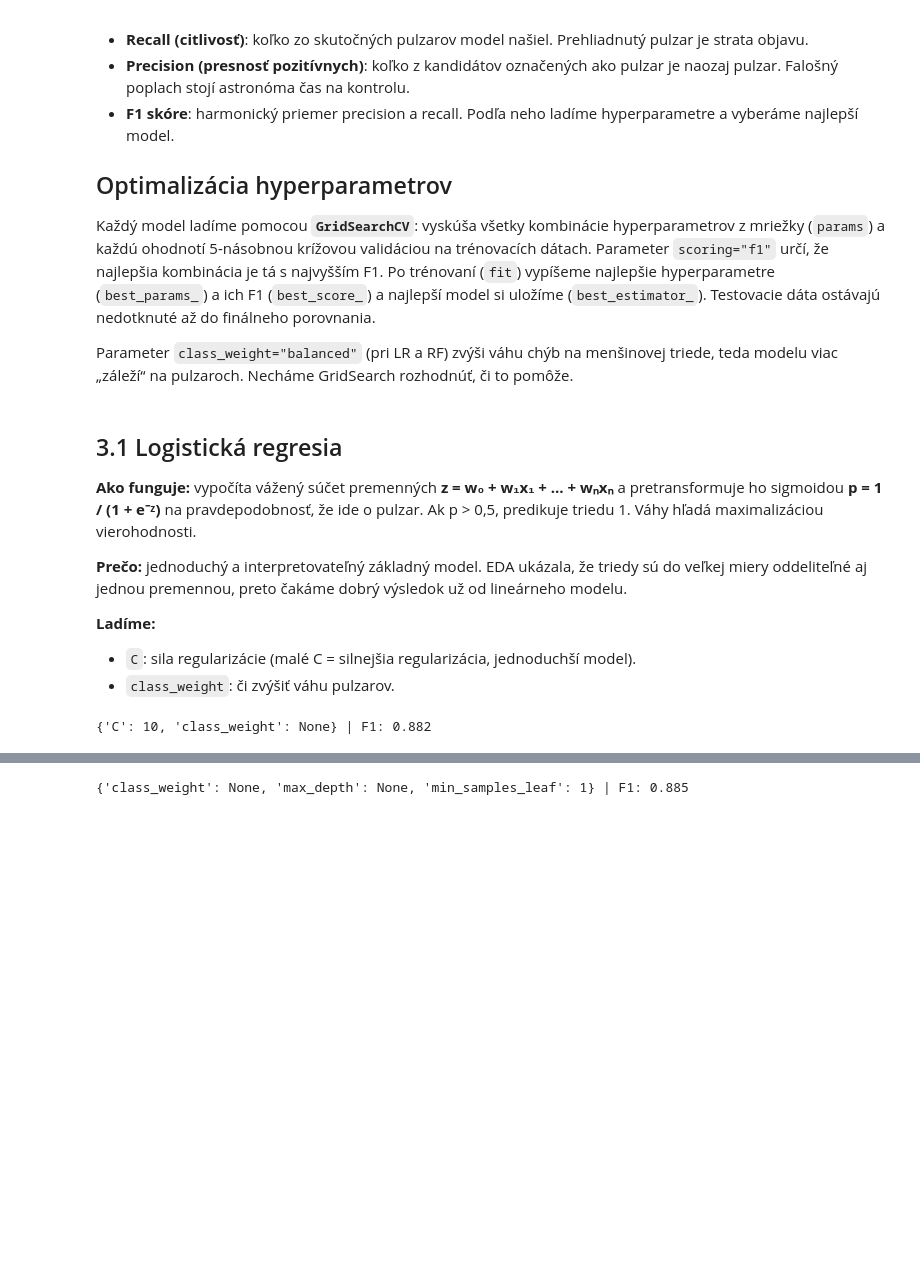
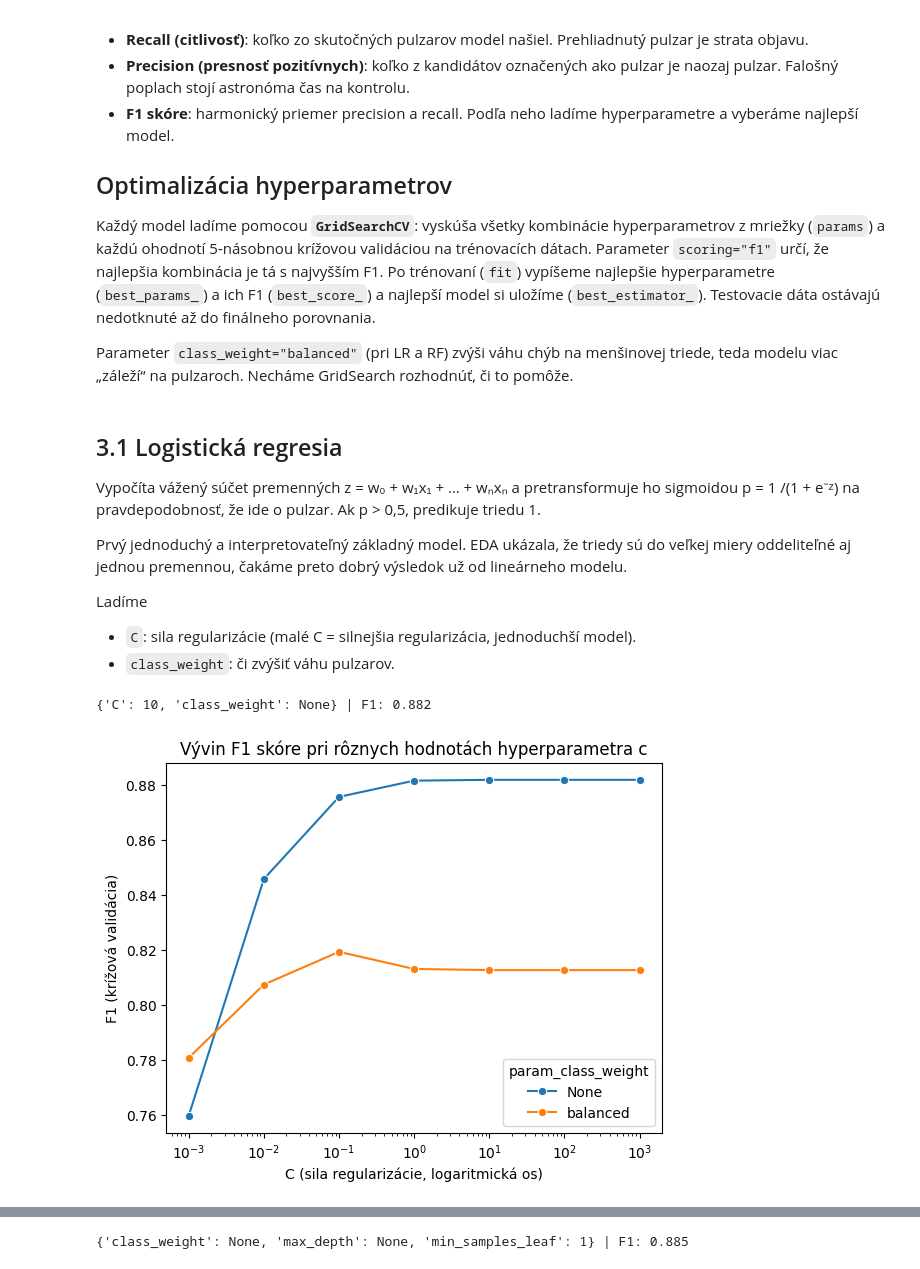
Before and after one commit to SimonaBednarikova/ML_pulsar_projekt_S1_r1, a Jupyter notebook: pulzary_projekt.ipynb, the cells around one changed output, grey strips where cells are left out. Cells and saved outputs as stored; diff of their text form; code cells hidden in the pictures; blank space fills up the shorter version.

Commit message:
Pridaná vizualizácia ladenia hyperparametrov

```diff
--- a/pulzary_projekt.ipynb
+++ b/pulzary_projekt.ipynb
@@ -368,7 +404,7 @@ Z korelačnej matice vidno dvojice premenných, ktoré nesú takmer rovnakú inf
 s |r| > 0,9 a z každej ponecháme tú, ktorá **silnejšie koreluje s cieľovou premennou**.
 # %%
 # korelácie medzi premennými a absolútna korelácia každej premennej s cieľovou premennou
-corr = X_train.corr()
+corr = X_train.corr(method= "pearson")
 target_corr = X_train.corrwith(y_train).abs()
 
 # prejdeme všetky dvojice premenných a vypíšeme tie s |r| > 0,9
@@ -434,22 +469,25 @@ finálneho porovnania.
 Parameter `class_weight="balanced"` (pri LR a RF) zvýši váhu chýb na menšinovej triede, teda modelu viac „záleží“ na pulzaroch. Necháme GridSearch rozhodnúť, či to pomôže.
 # %% [markdown]
 ## 3.1 Logistická regresia
-**Ako funguje:** vypočíta vážený súčet premenných **z = w₀ + w₁x₁ + … + wₙxₙ** a pretransformuje ho
-sigmoidou **p = 1 / (1 + e⁻ᶻ)** na pravdepodobnosť, že ide o pulzar. Ak p > 0,5, predikuje triedu 1.
-Váhy hľadá maximalizáciou vierohodnosti.
+Vypočíta vážený súčet premenných z = w₀ + w₁x₁ + … + wₙxₙ a pretransformuje ho
+sigmoidou p = 1 /(1 + e⁻ᶻ) na pravdepodobnosť, že ide o pulzar. Ak p > 0,5, predikuje triedu 1.
 
-**Prečo:** jednoduchý a interpretovateľný základný model. EDA ukázala, že triedy sú do veľkej miery
-oddeliteľné aj jednou premennou, preto čakáme dobrý výsledok už od lineárneho modelu.
+Prvý jednoduchý a interpretovateľný základný model. EDA ukázala, že triedy sú do veľkej miery oddeliteľné aj jednou premennou, čakáme preto dobrý výsledok už od lineárneho modelu.
 
-**Ladíme:**
+Ladíme
 * `C`: sila regularizácie (malé C = silnejšia regularizácia, jednoduchší model).
 * `class_weight`: či zvýšiť váhu pulzarov.
 # %%
 # mriežka hyperparametrov: C = sila regularizácie, class_weight = váha pulzarov
-params_lr = {"C": [0.01, 0.1, 1, 10, 100],
+
+
+params_lr = {"C": [10 ** i for i in range(-3, 4)],
              "class_weight": [None, "balanced"]}
 # GridSearchCV vyskúša všetky kombinácie, každú ohodnotí 5-násobnou krížovou validáciou podľa F1
-gridsearch_lr = GridSearchCV(LogisticRegression(), params_lr, scoring="f1")
+gridsearch_lr = GridSearchCV(
+    LogisticRegression(),
+    params_lr,
+    scoring="f1")
 gridsearch_lr.fit(X_train_scaled, y_train)
 
 # najlepšie hyperparametre a ich F1 z krížovej validácie
@@ -458,3 +496,17 @@ print(gridsearch_lr.best_params_, "| F1:", round(gridsearch_lr.best_score_, 3))
 log_reg = gridsearch_lr.best_estimator_
 # %% [output]
 {'C': 10, 'class_weight': None} | F1: 0.882
+# %%
+# výsledky všetkých vyskúšaných kombinácií hyperparametrov
+results_lr = pd.DataFrame(gridsearch_lr.cv_results_)
+
+# F1 pre každé C, zvlášť pre class_weight None a "balanced"
+sns.lineplot(data=results_lr, x="param_C", y="mean_test_score",
+             hue=results_lr["param_class_weight"].fillna("None"), marker="o")
+plt.xscale("log")   # hodnoty C sú 0,01 až 100, preto logaritmická os
+plt.xlabel("C (sila regularizácie, logaritmická os)")
+plt.ylabel("F1 (krížová validácia)")
+plt.title("Vývin F1 skóre pri rôznych hodnotách hyperparametra c")
+plt.show()
+# %% [output]
+[figure, added]
```
Also changed, not shown: parts of 21 cells of this notebook.
